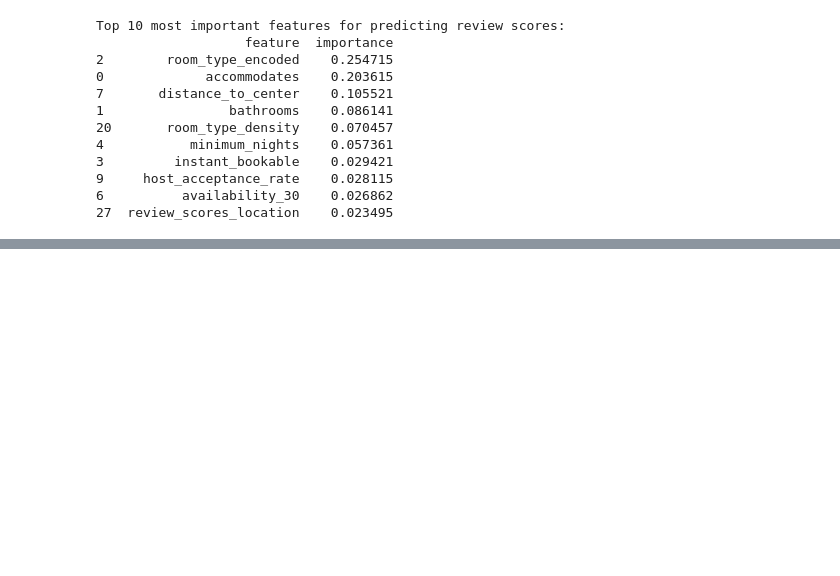
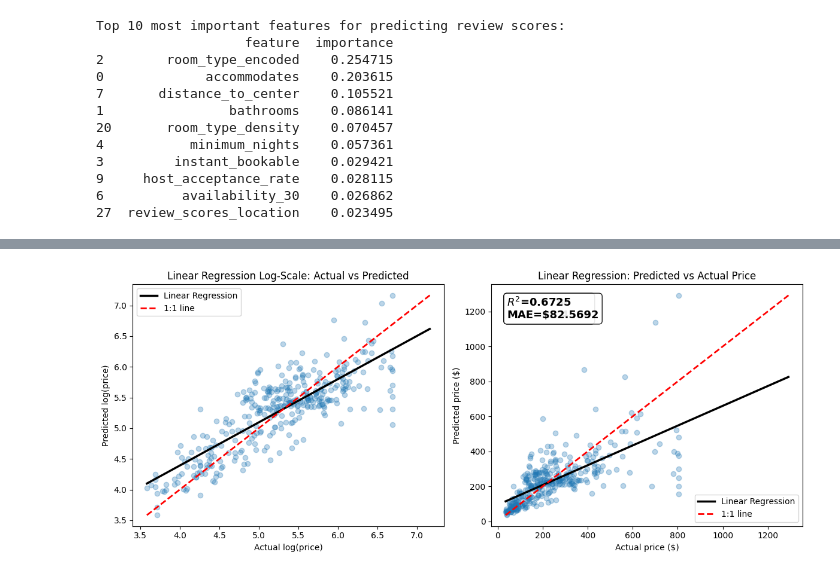
Before and after one commit to miaha1/AirBnBPredictionModel, a Jupyter notebook: AirBnBPredictionModel.ipynb, the cells around one changed output, grey strips where cells are left out. Drawn from its saved outputs; the diff is of its cells as text; code cells hidden in the pictures; blank space fills up the shorter version.

```diff
--- a/AirBnBPredictionModel.ipynb
+++ b/AirBnBPredictionModel.ipynb
@@ -508,0 +615,69 @@ print(results_df.head())
+# %%
+# Manasa Praveen
+# Comparison of actual vs. price predictions for Linear Regression
+from scipy import stats
+# Linear Regression predictions on test set
+y_test_pred_log_lr = lr_model.predict(X_test_scaled)
+
+# Back-transform to dollars
+y_test_actual = np.expm1(y_test)
+y_test_pred_lr = np.expm1(y_test_pred_log_lr)
+
+# Create figure with 2 columns
+fig, axes = plt.subplots(1, 2, figsize=(12, 5))
+
+# 1. Log(price) vs Log(predicted)
+axes[0].scatter(y_test, y_test_pred_log_lr, alpha=0.3)
+min_val = min(y_test.min(), y_test_pred_log_lr.min())
+max_val = max(y_test.max(), y_test_pred_log_lr.max())
+
+# linear regression
+slope, intercept, _, _, _ = stats.linregress(y_test, y_test_pred_log_lr)
+line_y = np.array([min_val, max_val])
+axes[0].plot([min_val, max_val], slope * line_y + intercept, 'black', linewidth=2.5,
+         label='Linear Regression')
+# 1:1 line
+axes[0].plot([min_val, max_val], [min_val, max_val], 'r--', linewidth=2,
+         label = '1:1 line')
+axes[0].legend()
+
+axes[0].set_xlabel('Actual log(price)')
+axes[0].set_ylabel('Predicted log(price)')
+axes[0].set_title('Linear Regression Log-Scale: Actual vs Predicted')
+
+textstr = f'$R^2$={r2_test_rf:.4f}\nMAE={mae_test_rf_dollar:.4f}'
+
+# 2. Actual price vs Predicted price
+axes[1].scatter(y_test_actual, y_test_pred_lr, alpha=0.3)
+min_val = min(y_test_actual.min(), y_test_pred_lr.min())
+max_val = max(y_test_actual.max(), y_test_pred_lr.max())
+slope, intercept, _, _, _ = stats.linregress(y_test_actual, y_test_pred_lr)
+line_y = np.array([min_val, max_val])
+axes[1].plot([min_val, max_val], slope * line_y + intercept, 'black', linewidth=2.5,
+         label='Linear Regression')
+# 1:1 line
+axes[1].plot([min_val, max_val], [min_val, max_val], 'r--', linewidth=2,
+         label = '1:1 line')
+axes[1].legend()
+axes[1].text(0.05, 0.95, textstr, transform=plt.gca().transAxes,
+         fontsize=13, verticalalignment='top', fontweight='bold',
+         bbox=dict(boxstyle='round', facecolor='white', alpha=0.9))
+
+
+axes[1].set_xlabel('Actual price ($)')
+axes[1].set_ylabel('Predicted price ($)')
+axes[1].set_title('Actual Price: Actual vs Predicted')
+
+# Evaluation metrics text
+textstr = f'$R^2$={r2_test:.4f}\nMAE=${mae_test_dollar:.4f}'
+plt.text(0.05, 0.95, textstr, transform=plt.gca().transAxes,
+         fontsize=13, verticalalignment='top', fontweight='bold',
+         bbox=dict(boxstyle='round', facecolor='white', alpha=0.9))
+
+plt.xlabel('Actual price ($)')
+plt.ylabel('Predicted price ($)')
+plt.title('Linear Regression: Predicted vs Actual Price')
+plt.tight_layout()
+plt.show()
+# %% [output]
+[figure, added]
```
Also changed, not shown: parts of 23 cells of this notebook.
